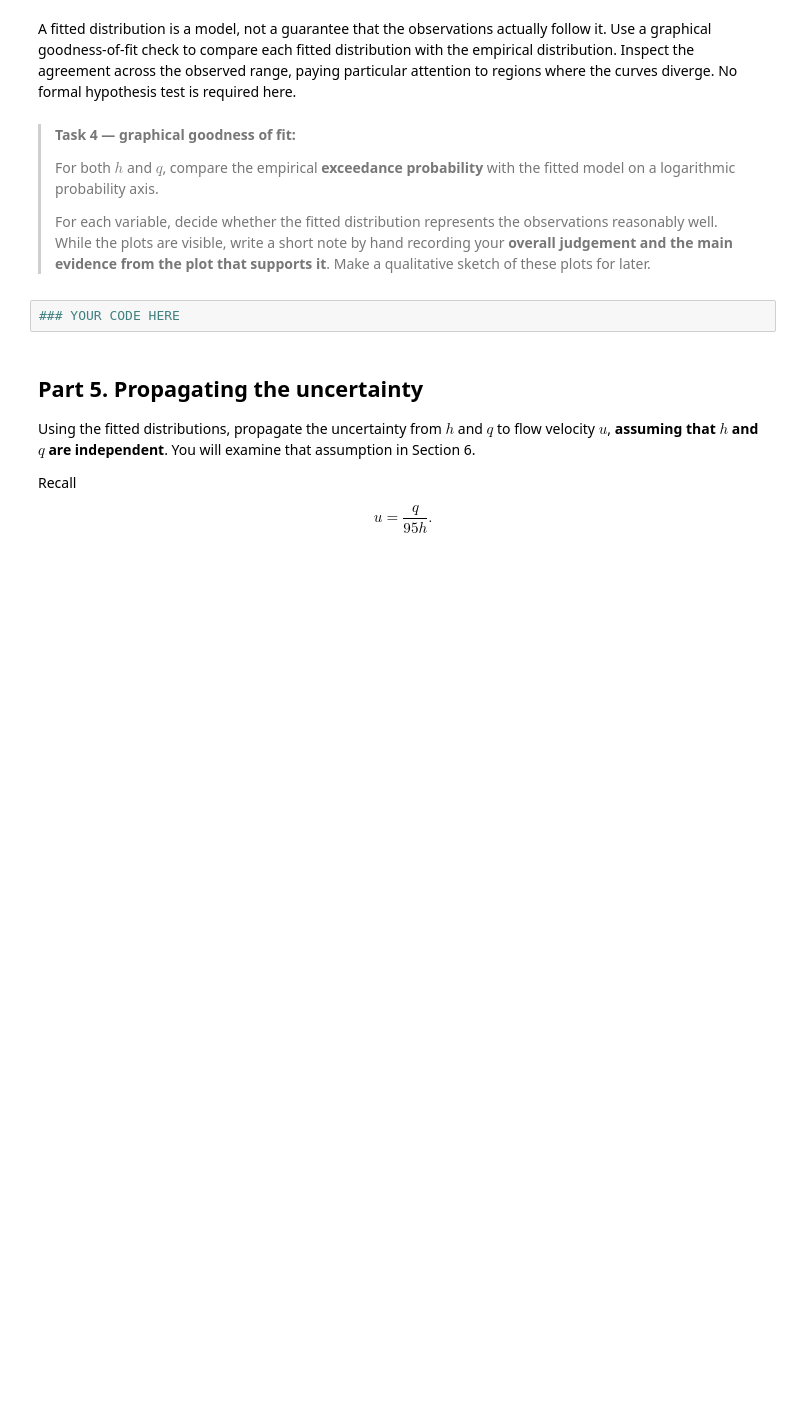
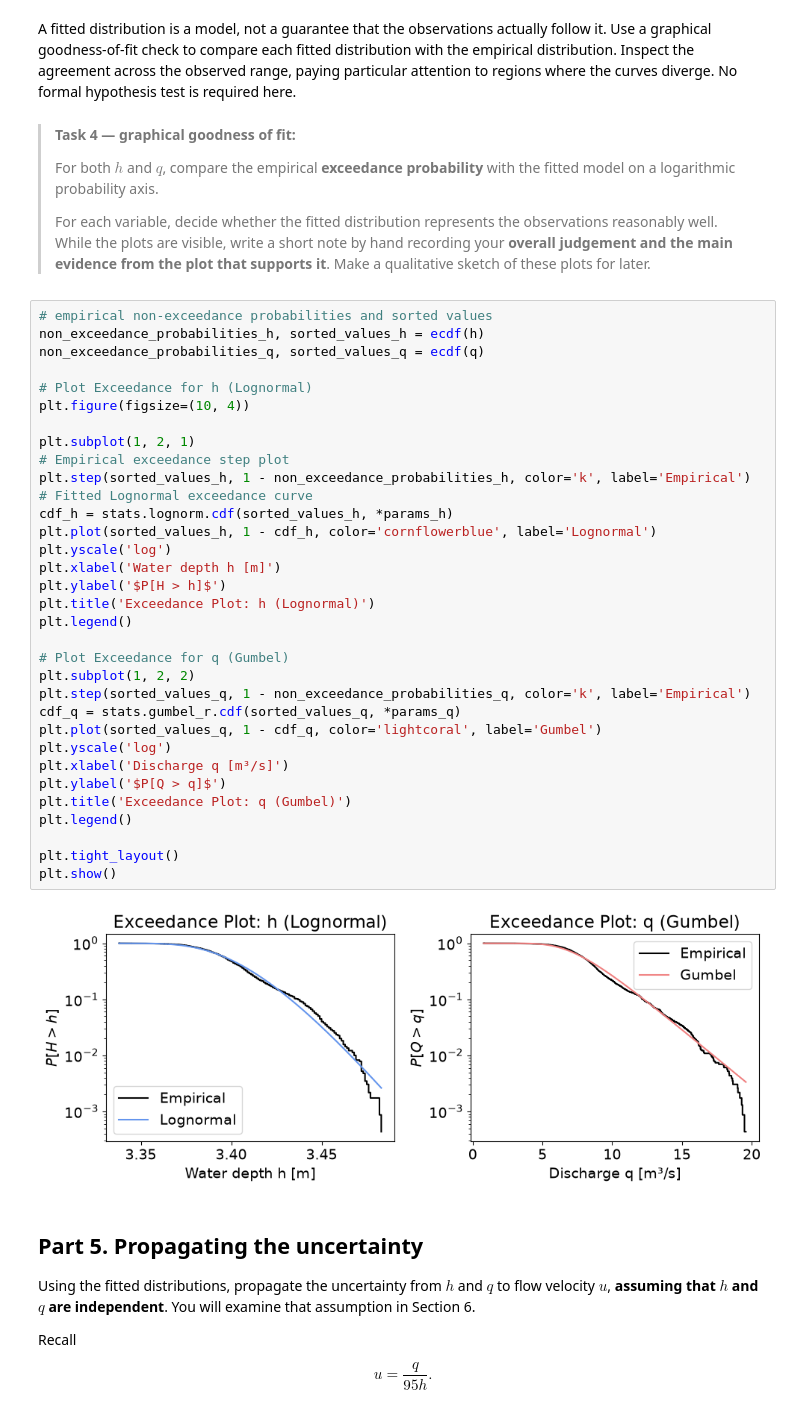
Before and after one commit to fanny200000/GA1.4, a Jupyter notebook: GA_1.4.ipynb, the cells around one changed output. Saved outputs shown, nothing was run; the diff lists cells and outputs as text; blank space fills up the shorter version.

```diff
--- a/GA_1.4.ipynb
+++ b/GA_1.4.ipynb
@@ -212,7 +245,40 @@ A fitted distribution is a model, not a guarantee that the observations actually
 >For each variable, decide whether the fitted distribution represents the observations reasonably well. While the plots are visible, write a short note by hand recording your **overall judgement and the main evidence from the plot that supports it**. Make a qualitative sketch of these plots for later.
 >
 # %%
-### YOUR CODE HERE
+# empirical non-exceedance probabilities and sorted values
+non_exceedance_probabilities_h, sorted_values_h = ecdf(h)
+non_exceedance_probabilities_q, sorted_values_q = ecdf(q)
+
+# Plot Exceedance for h (Lognormal)
+plt.figure(figsize=(10, 4))
+
+plt.subplot(1, 2, 1)
+# Empirical exceedance step plot
+plt.step(sorted_values_h, 1 - non_exceedance_probabilities_h, color='k', label='Empirical')
+# Fitted Lognormal exceedance curve
+cdf_h = stats.lognorm.cdf(sorted_values_h, *params_h)
+plt.plot(sorted_values_h, 1 - cdf_h, color='cornflowerblue', label='Lognormal')
+plt.yscale('log')
+plt.xlabel('Water depth h [m]')
+plt.ylabel('$P[H > h]$')
+plt.title('Exceedance Plot: h (Lognormal)')
+plt.legend()
+
+# Plot Exceedance for q (Gumbel)
+plt.subplot(1, 2, 2)
+plt.step(sorted_values_q, 1 - non_exceedance_probabilities_q, color='k', label='Empirical')
+cdf_q = stats.gumbel_r.cdf(sorted_values_q, *params_q)
+plt.plot(sorted_values_q, 1 - cdf_q, color='lightcoral', label='Gumbel')
+plt.yscale('log')
+plt.xlabel('Discharge q [m³/s]')
+plt.ylabel('$P[Q > q]$')
+plt.title('Exceedance Plot: q (Gumbel)')
+plt.legend()
+
+plt.tight_layout()
+plt.show()
+# %% [output]
+[figure, added]
 # %% [markdown]
 ## Part 5. Propagating the uncertainty
 
```
Also changed, not shown: parts of 6 cells of this notebook.
